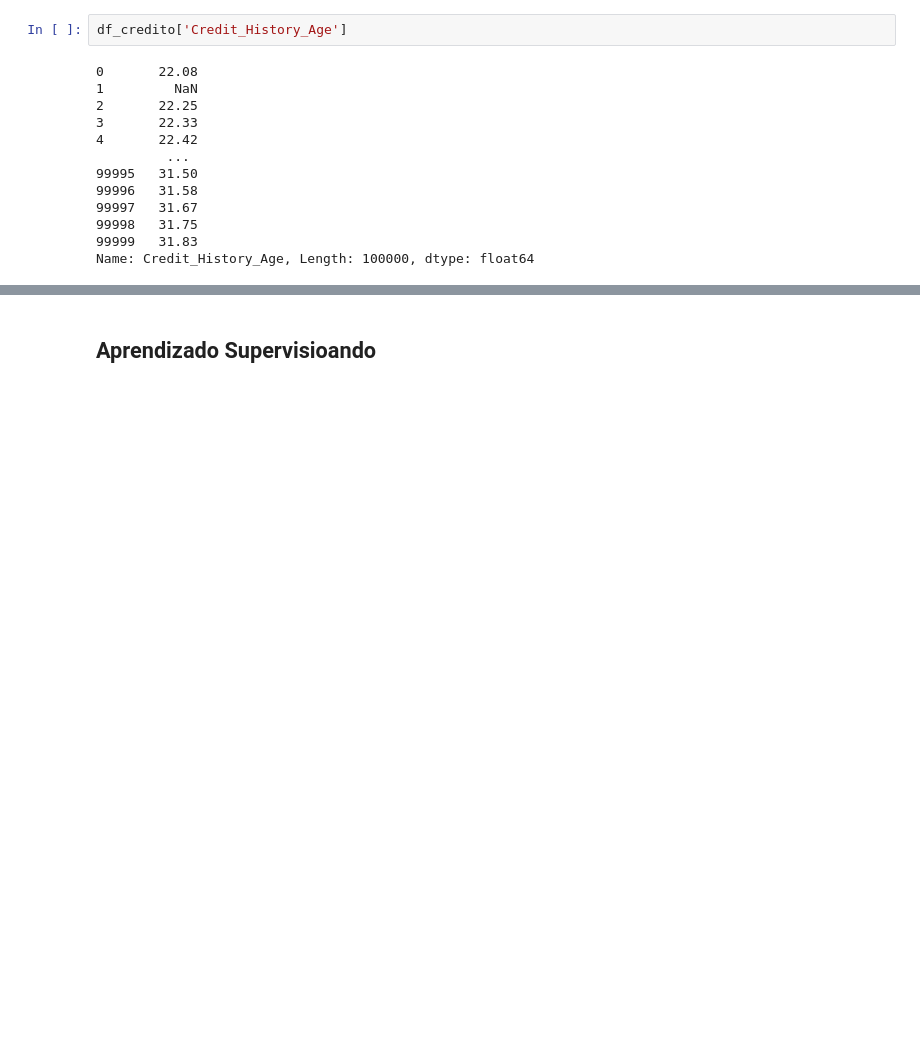
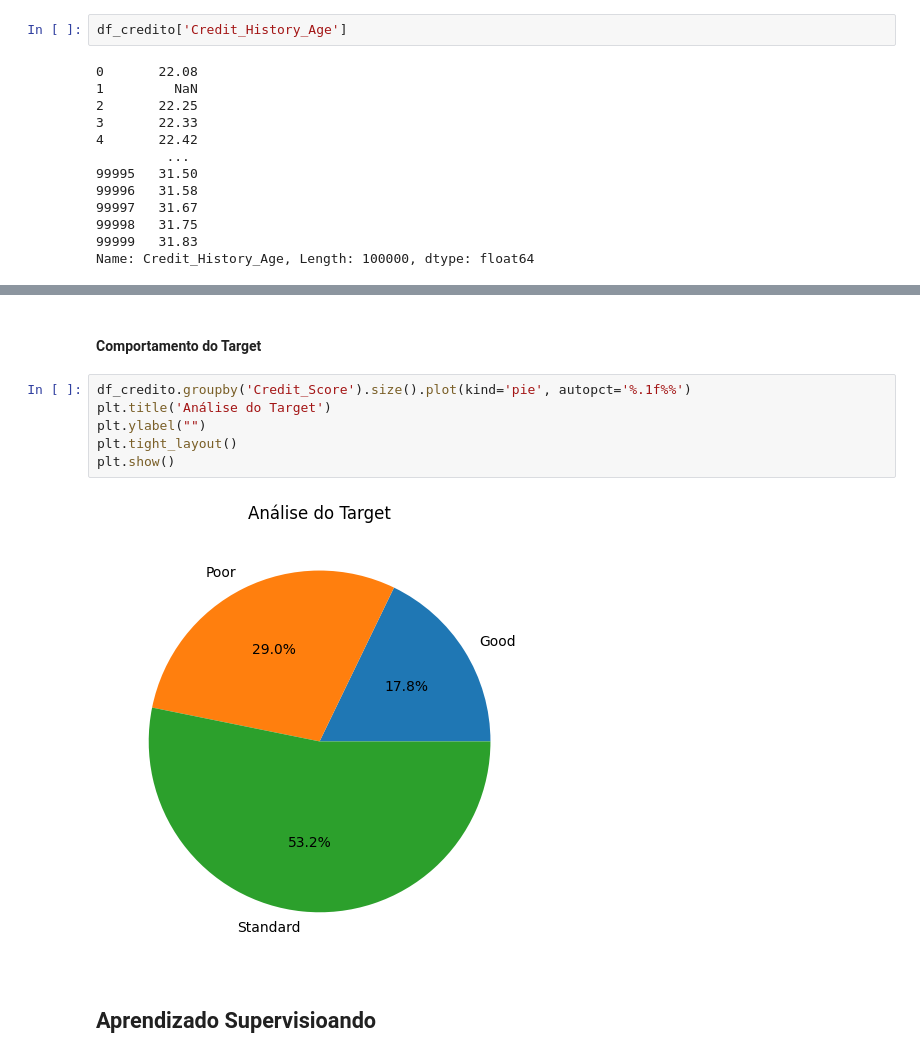
Before and after one commit to maurodomingues/Projeto_MachineLearningII, a Jupyter notebook: MLII_projeto.ipynb, the cells around one changed output, grey strips where cells are left out. Cells and saved outputs as stored; diff of their text form; blank space fills up the shorter version.

```diff
--- a/MLII_projeto.ipynb
+++ b/MLII_projeto.ipynb
@@ -389,3 +441,13 @@ df_credito.describe(include='all')
+# %% [markdown]
+#### Comportamento do Target
+# %%
+df_credito.groupby('Credit_Score').size().plot(kind='pie', autopct='%.1f%%')
+plt.title('Análise do Target')
+plt.ylabel("")
+plt.tight_layout()
+plt.show()
+# %% [output]
+[figure, added]
 # %% [markdown]
 ## Aprendizado Supervisioando
 # %% [markdown]
```
Also changed, not shown: parts of 21 cells of this notebook.
